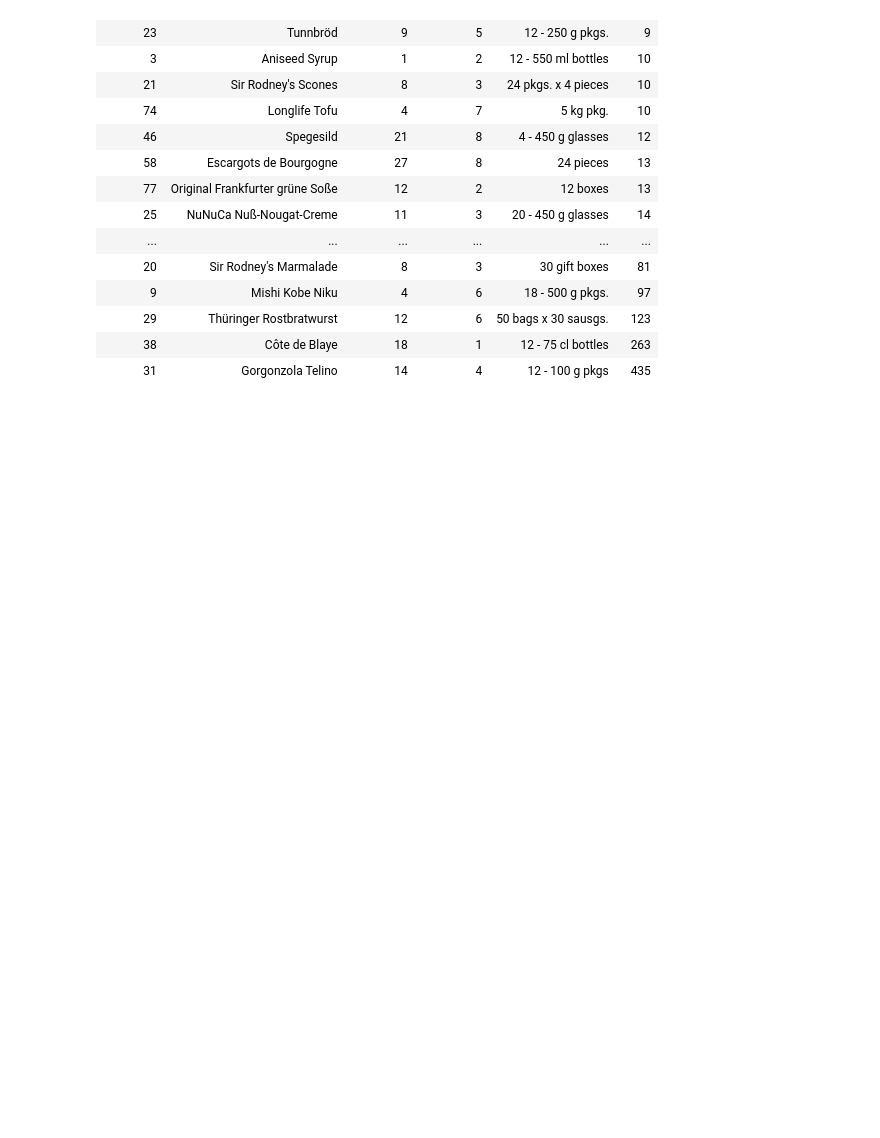
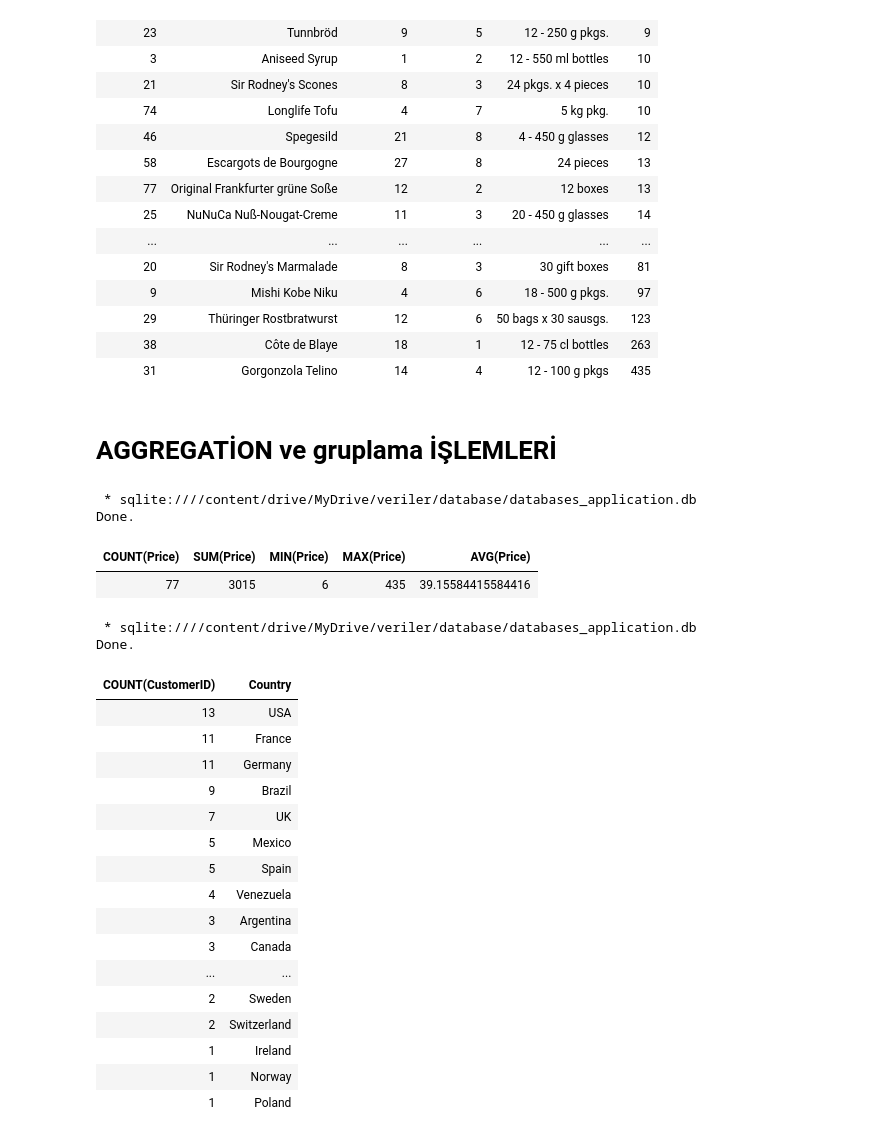
Before and after one commit to abdulkadirdemirci/abdulkadirdemirci, a Jupyter notebook: sql1.ipynb, the cells around one changed output. Cells and saved outputs as stored; diff of their text form; code cells hidden in the pictures; blank space fills up the shorter version.

```diff
--- a/sql1.ipynb
+++ b/sql1.ipynb
@@ -330,3 +350,36 @@ Done.
 | 29 | Thüringer Rostbratwurst | 12 | 6 | 50 bags x 30 sausgs. | 123 |
 | 38 | Côte de Blaye | 18 | 1 | 12 - 75 cl bottles | 263 |
 | 31 | Gorgonzola Telino | 14 | 4 | 12 - 100 g pkgs | 435 |
+# %% [markdown]
+# AGGREGATİON ve gruplama İŞLEMLERİ
+# %%
+%%sql
+SELECT COUNT(Price),SUM(Price),MIN(Price),MAX(Price),AVG(Price) FROM Products;
+# %% [output]
+ * sqlite:////content/drive/MyDrive/veriler/database/databases_application.db
+Done.
+| COUNT(Price) | SUM(Price) | MIN(Price) | MAX(Price) | AVG(Price) |
+| 77 | 3015 | 6 | 435 | 39.15584415584416 |
+# %%
+%%sql
+SELECT COUNT(CustomerID),Country FROM Customers GROUP BY Country ORDER BY COUNT(CustomerID) DESC ;
+# %% [output]
+ * sqlite:////content/drive/MyDrive/veriler/database/databases_application.db
+Done.
+| COUNT(CustomerID) | Country |
+| 13 | USA |
+| 11 | France |
+| 11 | Germany |
+| 9 | Brazil |
+| 7 | UK |
+| 5 | Mexico |
+| 5 | Spain |
+| 4 | Venezuela |
+| 3 | Argentina |
+| 3 | Canada |
+| ... | ... |
+| 2 | Sweden |
+| 2 | Switzerland |
+| 1 | Ireland |
+| 1 | Norway |
+| 1 | Poland |
```
Also changed, not shown: parts of 47 cells of this notebook.
